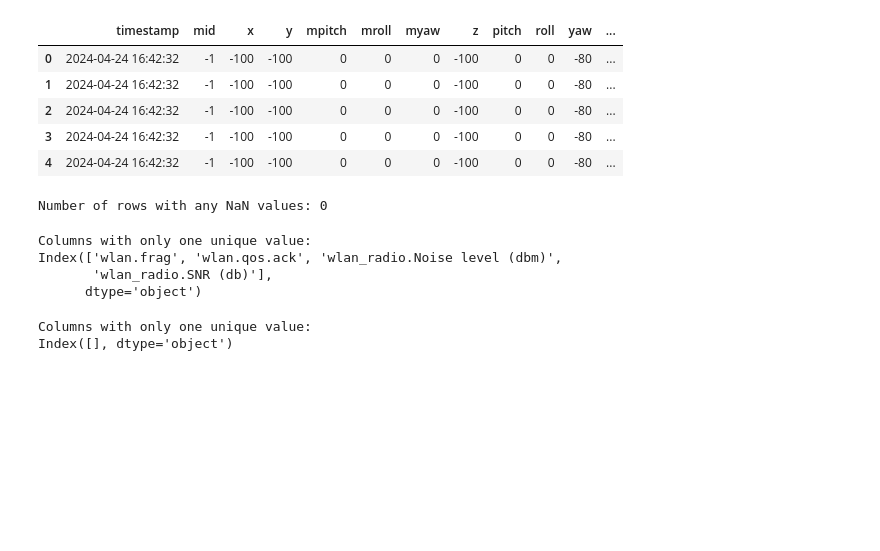
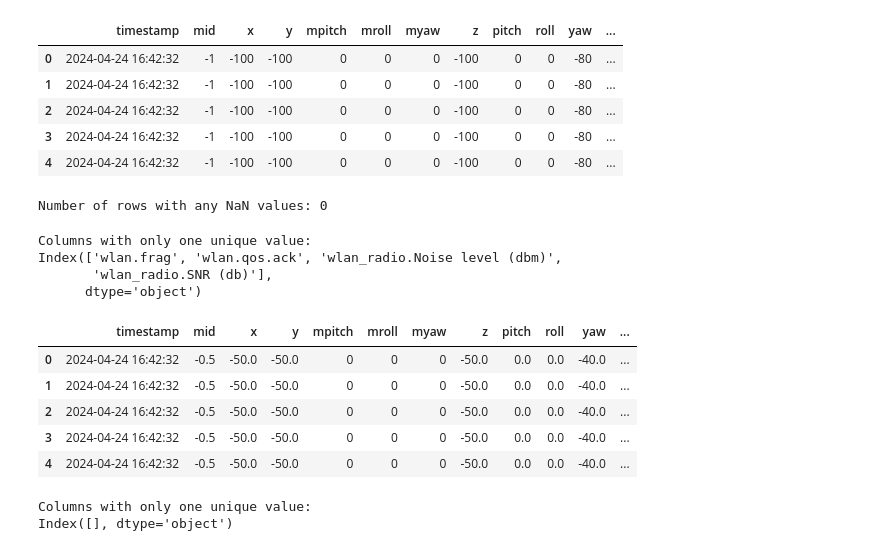
Before and after one commit to Jscott7227/Cyber_AI, a Jupyter notebook: AI_Cyber_Drone.ipynb, the cells around one changed output. Drawn from its saved outputs; the diff is of its cells as text; code cells hidden in the pictures; blank space fills up the shorter version.

```diff
--- a/AI_Cyber_Drone.ipynb
+++ b/AI_Cyber_Drone.ipynb
@@ -55,10 +56,21 @@ physical_columns = [
 ]
 
 # Assign a higher weight factor to the physical columns
-weight_factor = .75  # Adjust this factor based on your needs
+weight_factor = .5  # Adjust this factor based on your needs
+
+clean_data = raw_data
 
 # Multiply the physical columns by the weight factor
-clean_data[physical_columns] = raw_data[physical_columns] * weight_factor
+clean_data[physical_columns] = clean_data[physical_columns] * weight_factor
+# %%
+clean_data.head()
+# %% [output]
+|  | timestamp | mid | x | y | mpitch | mroll | myaw | z | pitch | roll | yaw | ... |
+| 0 | 2024-04-24 16:42:32 | -0.5 | -50.0 | -50.0 | 0 | 0 | 0 | -50.0 | 0.0 | 0.0 | -40.0 | ... |
+| 1 | 2024-04-24 16:42:32 | -0.5 | -50.0 | -50.0 | 0 | 0 | 0 | -50.0 | 0.0 | 0.0 | -40.0 | ... |
+| 2 | 2024-04-24 16:42:32 | -0.5 | -50.0 | -50.0 | 0 | 0 | 0 | -50.0 | 0.0 | 0.0 | -40.0 | ... |
+| 3 | 2024-04-24 16:42:32 | -0.5 | -50.0 | -50.0 | 0 | 0 | 0 | -50.0 | 0.0 | 0.0 | -40.0 | ... |
+| 4 | 2024-04-24 16:42:32 | -0.5 | -50.0 | -50.0 | 0 | 0 | 0 | -50.0 | 0.0 | 0.0 | -40.0 | ... |
 # %%
 clean_data = drop_columns(raw_data)
 columns_with_one_value = clean_data.columns[clean_data.nunique() == 1]
```
Also changed, not shown: parts of 22 cells of this notebook, 1 other file.
